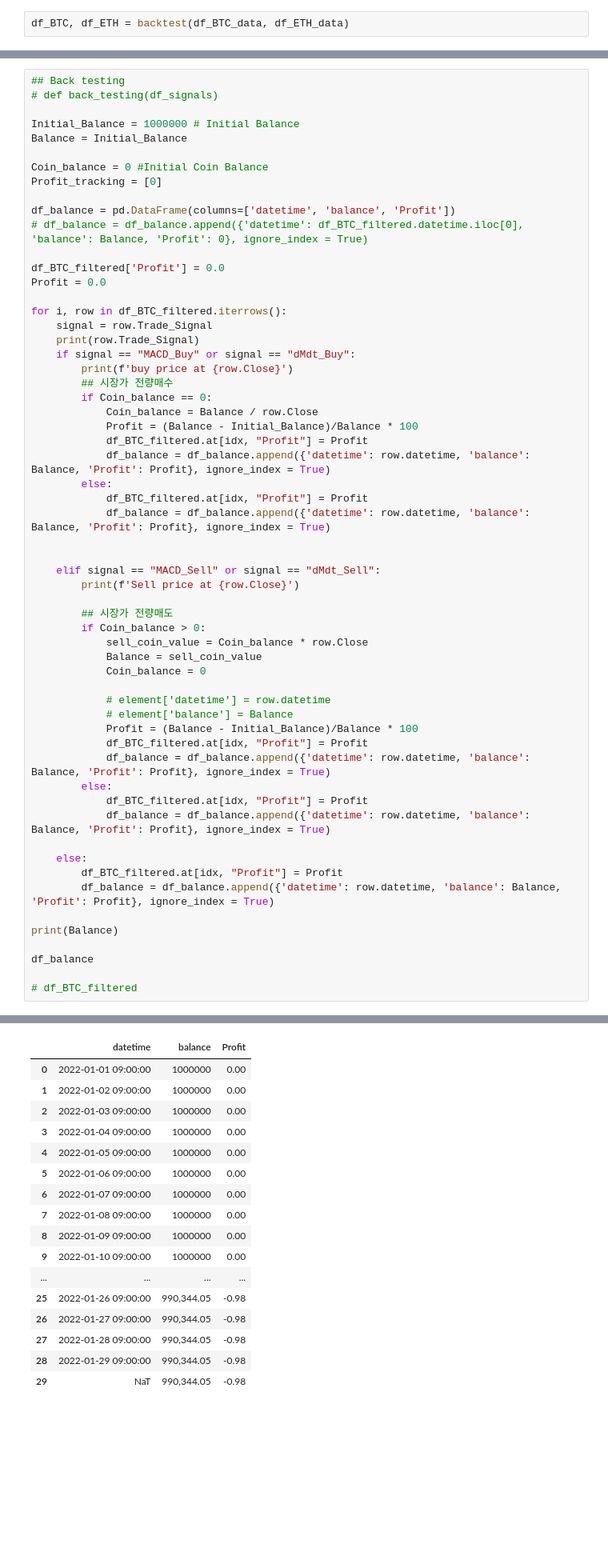
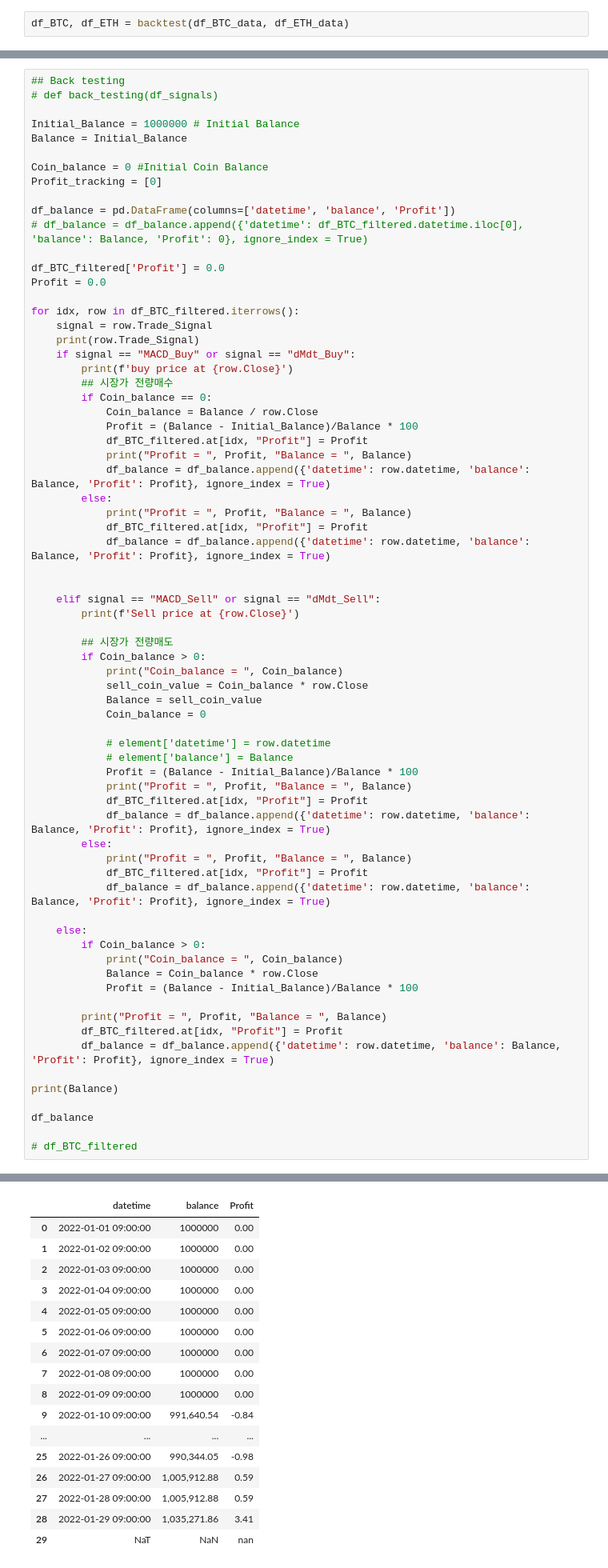
Before and after one commit to kptib88/Test, a Jupyter notebook: Comathon_6th_jupyter.ipynb, the cells around one changed output, grey strips where cells are left out. Shown at 80% size. Saved outputs shown, nothing was run; the diff lists cells and outputs as text; blank space fills up the shorter version.

```diff
--- a/Comathon_6th_jupyter.ipynb
+++ b/Comathon_6th_jupyter.ipynb
@@ -1807,7 +1814,7 @@ df_balance = pd.DataFrame(columns=['datetime', 'balance', 'Profit'])
 df_BTC_filtered['Profit'] = 0.0
 Profit = 0.0
 
-for i, row in df_BTC_filtered.iterrows():
+for idx, row in df_BTC_filtered.iterrows():
     signal = row.Trade_Signal
     print(row.Trade_Signal)
     if signal == "MACD_Buy" or signal == "dMdt_Buy":
@@ -1817,8 +1824,10 @@ for i, row in df_BTC_filtered.iterrows():
             Coin_balance = Balance / row.Close
             Profit = (Balance - Initial_Balance)/Balance * 100
             df_BTC_filtered.at[idx, "Profit"] = Profit
+            print("Profit = ", Profit, "Balance = ", Balance)
             df_balance = df_balance.append({'datetime': row.datetime, 'balance': Balance, 'Profit': Profit}, ignore_index = True)
         else:
+            print("Profit = ", Profit, "Balance = ", Balance)
             df_BTC_filtered.at[idx, "Profit"] = Profit
             df_balance = df_balance.append({'datetime': row.datetime, 'balance': Balance, 'Profit': Profit}, ignore_index = True)
 
@@ -1828,6 +1837,7 @@ for i, row in df_BTC_filtered.iterrows():
 
         ## 시장가 전량매도
         if Coin_balance > 0:
+            print("Coin_balance = ", Coin_balance)
             sell_coin_value = Coin_balance * row.Close
             Balance = sell_coin_value
             Coin_balance = 0
@@ -1835,13 +1845,21 @@ for i, row in df_BTC_filtered.iterrows():
             # element['datetime'] = row.datetime
             # element['balance'] = Balance
             Profit = (Balance - Initial_Balance)/Balance * 100
+            print("Profit = ", Profit, "Balance = ", Balance)
             df_BTC_filtered.at[idx, "Profit"] = Profit
             df_balance = df_balance.append({'datetime': row.datetime, 'balance': Balance, 'Profit': Profit}, ignore_index = True)
         else:
+            print("Profit = ", Profit, "Balance = ", Balance)
             df_BTC_filtered.at[idx, "Profit"] = Profit
             df_balance = df_balance.append({'datetime': row.datetime, 'balance': Balance, 'Profit': Profit}, ignore_index = True)
 
     else:
+        if Coin_balance > 0:
+            print("Coin_balance = ", Coin_balance)
+            Balance = Coin_balance * row.Close
+            Profit = (Balance - Initial_Balance)/Balance * 100
+
+        print("Profit = ", Profit, "Balance = ", Balance)
         df_BTC_filtered.at[idx, "Profit"] = Profit
         df_balance = df_balance.append({'datetime': row.datetime, 'balance': Balance, 'Profit': Profit}, ignore_index = True)
 
@@ -1871,17 +1889,17 @@ nan
 |  | datetime | balance | Profit |
 | 0 | 2022-01-01 09:00:00 | 1000000 | 0.00 |
 | 1 | 2022-01-02 09:00:00 | 1000000 | 0.00 |
 | 2 | 2022-01-03 09:00:00 | 1000000 | 0.00 |
 | 3 | 2022-01-04 09:00:00 | 1000000 | 0.00 |
 | 4 | 2022-01-05 09:00:00 | 1000000 | 0.00 |
 | 5 | 2022-01-06 09:00:00 | 1000000 | 0.00 |
 | 6 | 2022-01-07 09:00:00 | 1000000 | 0.00 |
 | 7 | 2022-01-08 09:00:00 | 1000000 | 0.00 |
 | 8 | 2022-01-09 09:00:00 | 1000000 | 0.00 |
-| 9 | 2022-01-10 09:00:00 | 1000000 | 0.00 |
+| 9 | 2022-01-10 09:00:00 | 991,640.54 | -0.84 |
 | ... | ... | ... | ... |
 | 25 | 2022-01-26 09:00:00 | 990,344.05 | -0.98 |
-| 26 | 2022-01-27 09:00:00 | 990,344.05 | -0.98 |
-| 27 | 2022-01-28 09:00:00 | 990,344.05 | -0.98 |
-| 28 | 2022-01-29 09:00:00 | 990,344.05 | -0.98 |
-| 29 | NaT | 990,344.05 | -0.98 |
+| 26 | 2022-01-27 09:00:00 | 1,005,912.88 | 0.59 |
+| 27 | 2022-01-28 09:00:00 | 1,005,912.88 | 0.59 |
+| 28 | 2022-01-29 09:00:00 | 1,035,271.86 | 3.41 |
+| 29 | NaT | NaN | nan |
```
Also changed, not shown: parts of 5 cells of this notebook, 1 other file.
